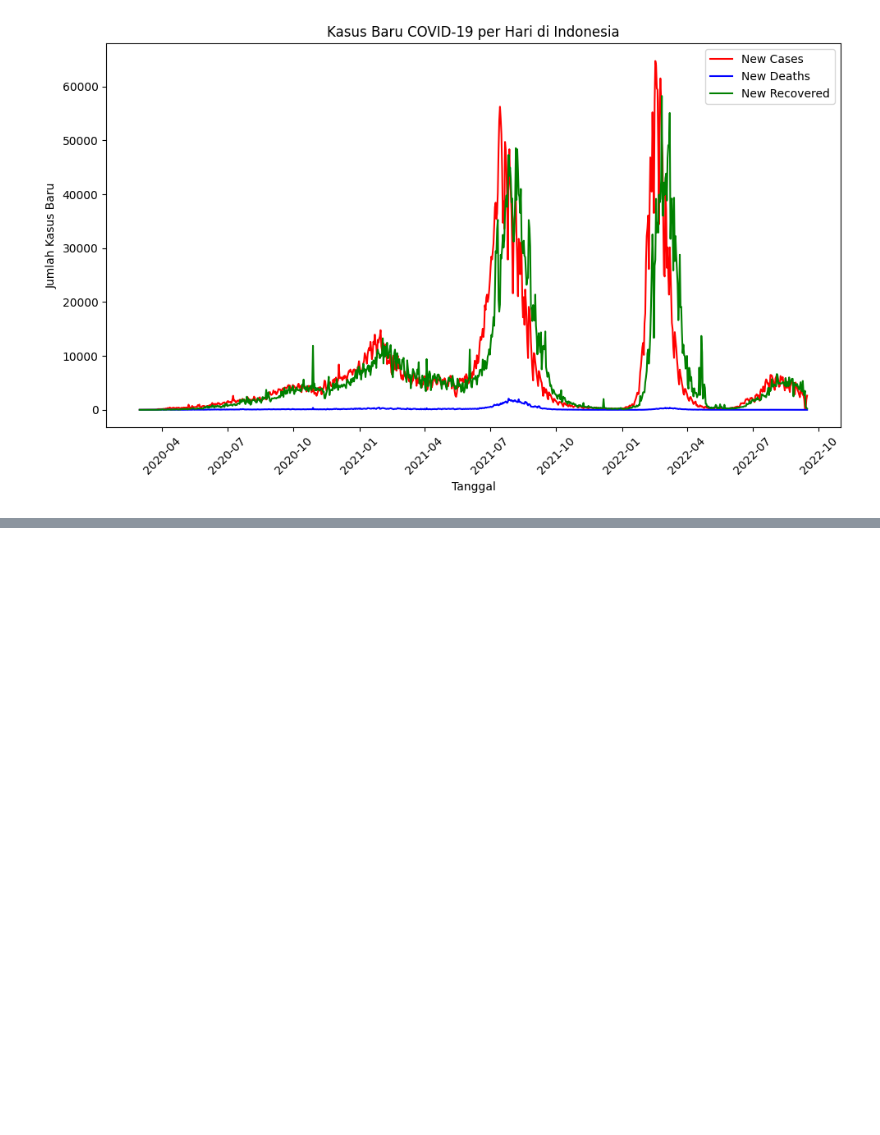
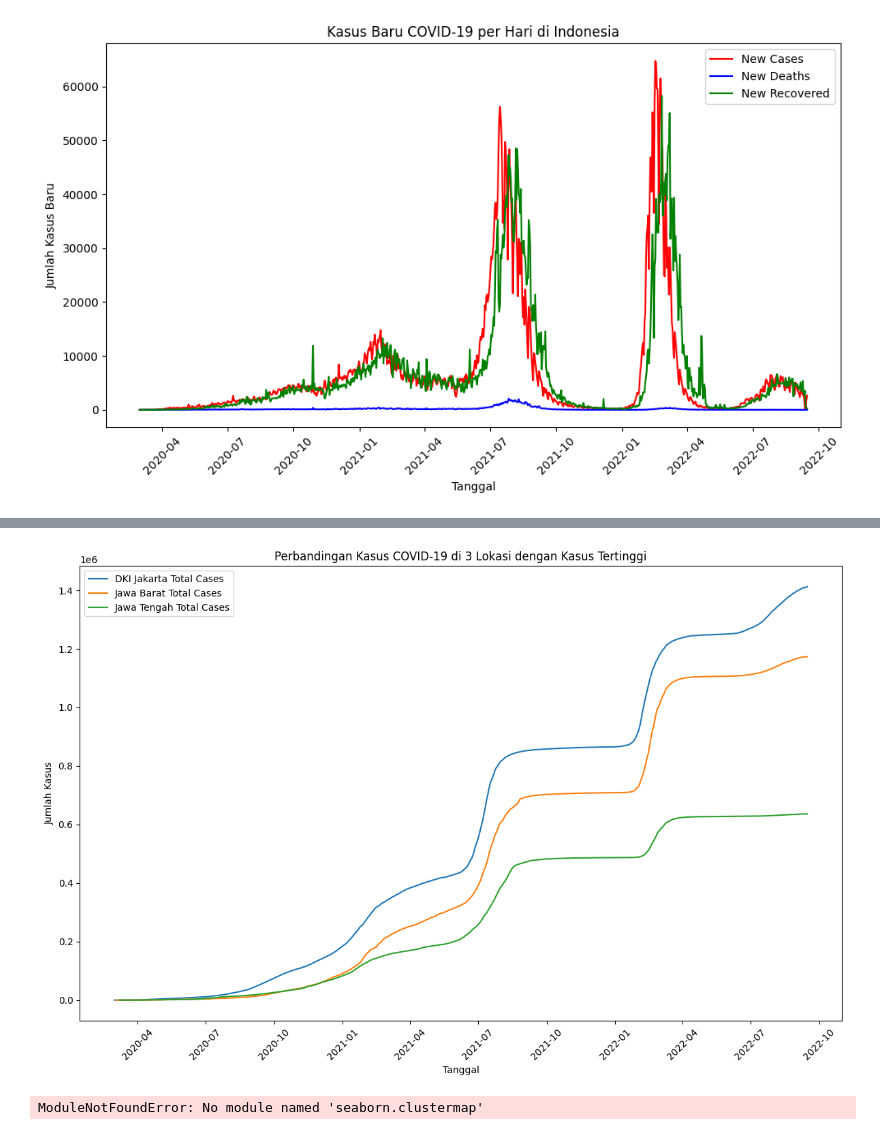
Before and after one commit to KnowRise/Covid-19-Analysis, a Jupyter notebook: src/visualization.ipynb, the cells around one changed output, grey strips where cells are left out. Drawn from its saved outputs; the diff is of its cells as text; code cells hidden in the pictures; blank space fills up the shorter version.

```diff
--- a/src/visualization.ipynb
+++ b/src/visualization.ipynb
@@ -33,0 +53,36 @@ plt.show()
+# %%
+# Memilih 3 lokasi dengan total kasus tertinggi
+top_locations = df.groupby('Location')['Total Cases'].max().nlargest(3).index
+
+plt.figure(figsize=(12, 8))
+for loc in top_locations:
+    df_location = df[df['Location'] == loc]
+    df_location_grouped = df_location.groupby('Date').sum()
+    plt.plot(df_location_grouped.index, df_location_grouped['Total Cases'], label=f'{loc} Total Cases')
+
+plt.title("Perbandingan Kasus COVID-19 di 3 Lokasi dengan Kasus Tertinggi")
+plt.xlabel("Tanggal")
+plt.ylabel("Jumlah Kasus")
+plt.legend()
+plt.xticks(rotation=45)
+plt.tight_layout()
+plt.show()
+# %% [output]
+[figure, added]
+# %%
+from seaborn.clustermap import clustermap
+
+# Membuat pivot untuk heatmap
+df_pivot = df.pivot_table(values='New Cases', index='Location', columns='Date', aggfunc='sum')
+sns.clustermap(df_pivot.fillna(0), cmap='Reds', linewidths=0.5, figsize=(20, 20))
+
+# Plot heatmap
+plt.figure(figsize=(200, 150))
+sns.heatmap(df_pivot, cmap='Reds', linewidths=0.5)
+plt.title("Distribusi Kasus Harian COVID-19 di Lokasi-Lokasi")
+plt.xlabel("Tanggal")
+plt.ylabel("Lokasi")
+plt.tight_layout()
+plt.show()
+# %% [output]
+ModuleNotFoundError: No module named 'seaborn.clustermap'
```
Also changed, not shown: parts of 3 cells of this notebook.
